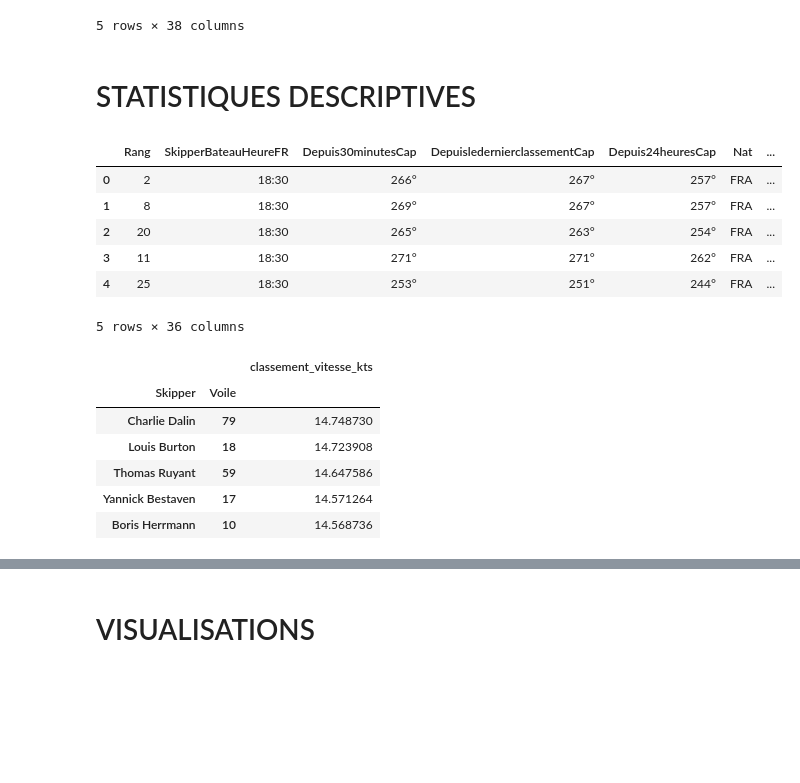
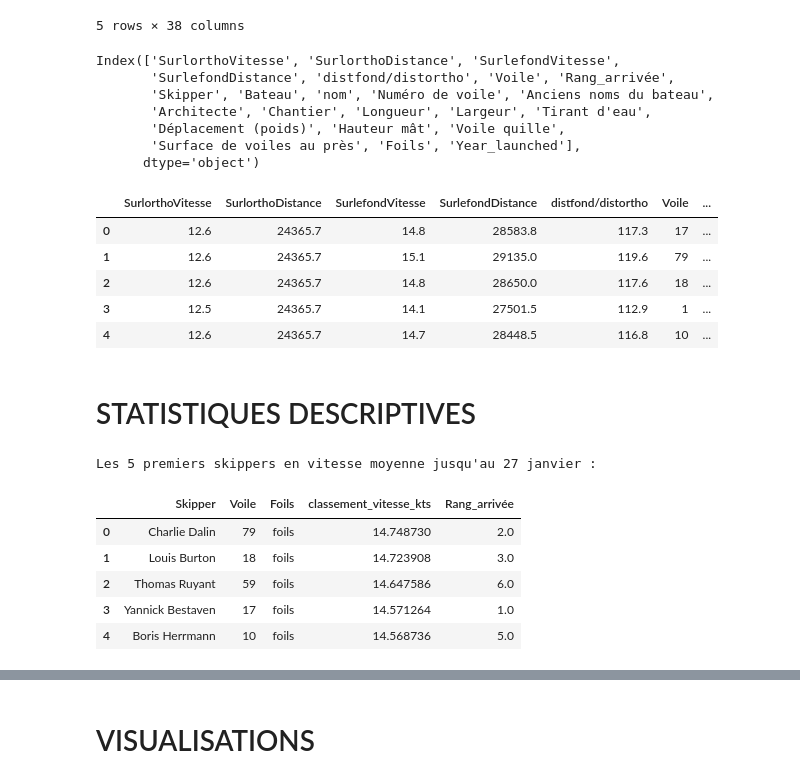
Before and after one commit to Kit-Data-Science-Telecom-2021-2022/KitBD_PSamir, a Jupyter notebook: Projet/projet.ipynb, the cells around one changed output, grey strips where cells are left out. Cells and saved outputs as stored; diff of their text form; code cells hidden in the pictures; blank space fills up the shorter version.

```diff
--- a/Projet/projet.ipynb
+++ b/Projet/projet.ipynb
@@ -197,54 +197,54 @@ df_merged.head()
 # %%
 #On crée un dataframe qui contient les rangs à l'arrivée
 df_final = pd.read_excel("data/20210305_080000.xlsx",skiprows=3,nrows=33,header=[0,1])
 df_final = df_final.dropna(axis=1, how="all")
 df_final.columns = [re.sub(r'\W+', '', \
               ' '.join([x.split("\n")[0] if x.split("\n")[0] and "Unnamed" not in x else "" if "Unnamed" in x else x for x in y]) \
               .strip()) \
               for y in df_final.columns.values]
 df_final["distfond/distortho"] = df_final[""]
 df_final = df_final[df_final["Rang"] != "RET"]
 df_final[["Nat", "Voile"]] = df_final["NatVoile"].str.split(" ", expand=True)
-df_final = df_final.drop(["NatVoile","","SkipperBateau","Datedarrivée","Tempsdecourse","ÉcartsAupremier","ÉcartsAuprécédent","Nat"],axis=1)
 splitto = lambda x: x.split()[0] if x.split()[0] else np.nan
-df_final["Rang"] = df_final["Rang"].apply(splitto)
+df_final["Rang_arrivée"] = df_final["Rang"].apply(splitto).astype(int)
+df_final[["Skipper", "Bateau"]] = df_final["SkipperBateau"].str.split("\n", expand=True)
+df_final["Bateau"] = df_final["Bateau"].str.lower()
+df_final = df_final.drop(["NatVoile","","SkipperBateau","Datedarrivée","Tempsdecourse","ÉcartsAupremier","ÉcartsAuprécédent","Nat","Rang"],axis=1)
 for col in [x for x in df_final.columns if "vitesse" in x.lower() or "dist" in x.lower()]:
     df_final[col] = df_final[col].apply(splitto)
 df_final["Voile"] = df_final["Voile"].astype(int)
+num_cols = ['SurlorthoVitesse', 'SurlorthoDistance', 'SurlefondVitesse', 'SurlefondDistance', 'distfond/distortho']
+df_final[num_cols] = df_final[num_cols].apply(pd.to_numeric)
 df_final = df_final.merge(df_boats, left_on="Voile", right_on="Numéro de voile", how="left")
 print(df_final.columns)
 df_final.to_csv("dataclean/vendeefinal.csv")
 df_final.head()
+# %% [output]
+Index(['SurlorthoVitesse', 'SurlorthoDistance', 'SurlefondVitesse',
+       'SurlefondDistance', 'distfond/distortho', 'Voile', 'Rang_arrivée',
+       'Skipper', 'Bateau', 'nom', 'Numéro de voile', 'Anciens noms du bateau',
+       'Architecte', 'Chantier', 'Longueur', 'Largeur', 'Tirant d'eau',
+       'Déplacement (poids)', 'Hauteur mât', 'Voile quille',
+       'Surface de voiles au près', 'Foils', 'Year_launched'],
+      dtype='object')
+|  | SurlorthoVitesse | SurlorthoDistance | SurlefondVitesse | SurlefondDistance | distfond/distortho | Voile | ... |
+| 0 | 12.6 | 24365.7 | 14.8 | 28583.8 | 117.3 | 17 | ... |
+| 1 | 12.6 | 24365.7 | 15.1 | 29135.0 | 119.6 | 79 | ... |
+| 2 | 12.6 | 24365.7 | 14.8 | 28650.0 | 117.6 | 18 | ... |
+| 3 | 12.5 | 24365.7 | 14.1 | 27501.5 | 112.9 | 1 | ... |
+| 4 | 12.6 | 24365.7 | 14.7 | 28448.5 | 116.8 | 10 | ... |
 # %% [markdown]
 # STATISTIQUES DESCRIPTIVES
-# %%
-import pandas as pd
-import matplotlib.pyplot as plt
-import seaborn as sns
-import plotly.express as px
-from plotly.offline import plot
-import plotly.io as pio
-pio.renderers.default = "vscode"
-
-df_grouped = df.groupby(["Date","Bateau"]).last()
-df_grouped["Voile"] = df_grouped["Voile"].astype(int)
-df_grouped = df_grouped.merge(df_boats, left_on="Voile", right_on="Numéro de voile", how="left")
-df_grouped.head()
-# %% [output]
-|  | Rang | SkipperBateauHeureFR | Depuis30minutesCap | DepuisledernierclassementCap | Depuis24heuresCap | Nat | ... |
-| 0 | 2 | 18:30 | 266° | 267° | 257° | FRA | ... |
-| 1 | 8 | 18:30 | 269° | 267° | 257° | FRA | ... |
-| 2 | 20 | 18:30 | 265° | 263° | 254° | FRA | ... |
-| 3 | 11 | 18:30 | 271° | 271° | 262° | FRA | ... |
-| 4 | 25 | 18:30 | 253° | 251° | 244° | FRA | ... |
-5 rows × 36 columns
-# %%
-df_merged.groupby(["Skipper","Voile"])["classement_vitesse_kts"].mean().sort_values(ascending=False).to_frame().head()
-# %% [output]
-|  |  | classement_vitesse_kts |
-| Skipper | Voile |  |
-| Charlie Dalin | 79 | 14.748730 |
-| Louis Burton | 18 | 14.723908 |
-| Thomas Ruyant | 59 | 14.647586 |
-| Yannick Bestaven | 17 | 14.571264 |
-| Boris Herrmann | 10 | 14.568736 |
+# %%
+print("Les 5 premiers skippers en vitesse moyenne jusqu'au 27 janvier :")
+df_merged.groupby(["Skipper","Voile","Foils"])["classement_vitesse_kts"].mean()\
+         .sort_values(ascending=False).to_frame().reset_index()\
+         .merge(df_final[["Voile","Skipper","Rang_arrivée"]], left_on=["Voile","Skipper"], right_on=["Voile","Skipper"], how="left").head()
+# %% [output]
+Les 5 premiers skippers en vitesse moyenne jusqu'au 27 janvier :
+|  | Skipper | Voile | Foils | classement_vitesse_kts | Rang_arrivée |
+| 0 | Charlie Dalin | 79 | foils | 14.748730 | 2.0 |
+| 1 | Louis Burton | 18 | foils | 14.723908 | 3.0 |
+| 2 | Thomas Ruyant | 59 | foils | 14.647586 | 6.0 |
+| 3 | Yannick Bestaven | 17 | foils | 14.571264 | 1.0 |
+| 4 | Boris Herrmann | 10 | foils | 14.568736 | 5.0 |
```
Also changed, not shown: parts of 23 cells of this notebook.
